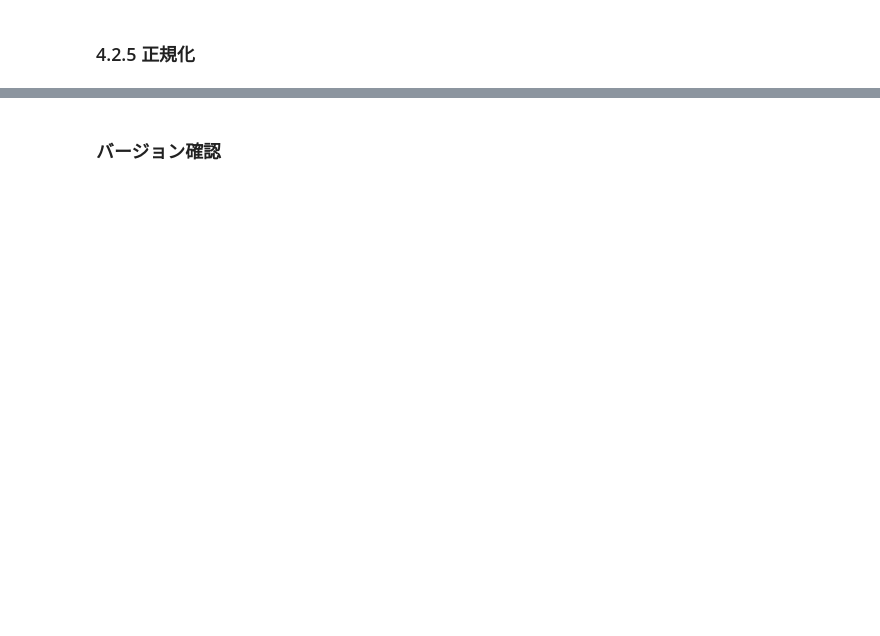
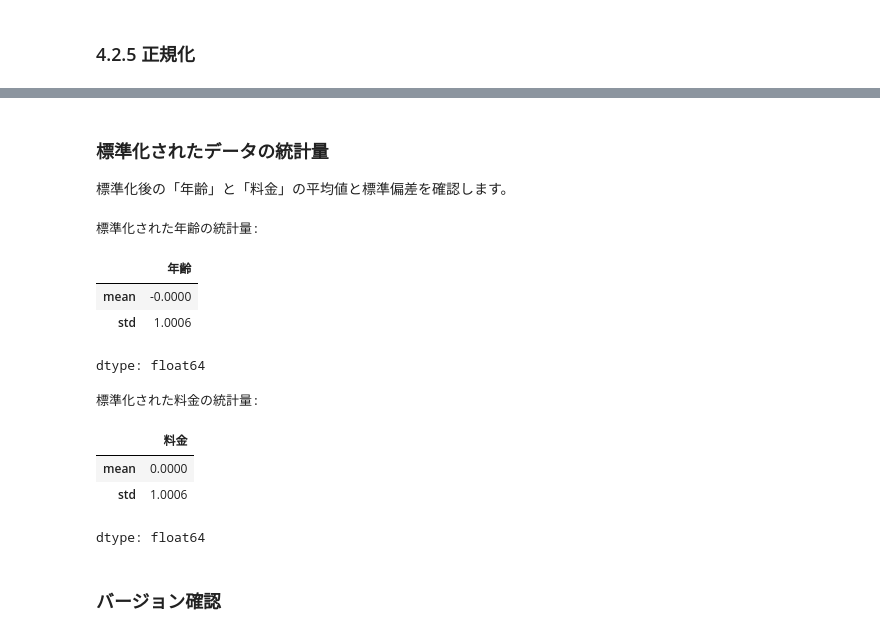
Before and after one commit to qoo07/3suzu, a Jupyter notebook: notebooks/ch04_02_data_preprocess.ipynb, the cells around one changed output, grey strips where cells are left out. Cells and saved outputs as stored; diff of their text form; code cells hidden in the pictures; blank space fills up the shorter version.

```diff
--- a/notebooks/ch04_02_data_preprocess.ipynb
+++ b/notebooks/ch04_02_data_preprocess.ipynb
@@ -225,3 +394,27 @@ display(df13.head())
+# %% [markdown]
+### 標準化されたデータの統計量
+
+標準化後の「年齢」と「料金」の平均値と標準偏差を確認します。
+# %%
+# 標準化された「年齢」と「料金」の平均値と標準偏差を計算
+# 理想的には平均値が0に、標準偏差が1に近づきます
+
+print("標準化された年齢の統計量:")
+display(df13['年齢'].describe()[['mean', 'std']])
+
+print("\n標準化された料金の統計量:")
+display(df13['料金'].describe()[['mean', 'std']])
+# %% [output]
+標準化された年齢の統計量:
+|  | 年齢 |
+| mean | -0.0000 |
+| std | 1.0006 |
+dtype: float64
+標準化された料金の統計量:
+|  | 料金 |
+| mean | 0.0000 |
+| std | 1.0006 |
+dtype: float64
 # %% [markdown]
 ### バージョン確認
 # %%
```
Also changed, not shown: parts of 19 cells of this notebook.
